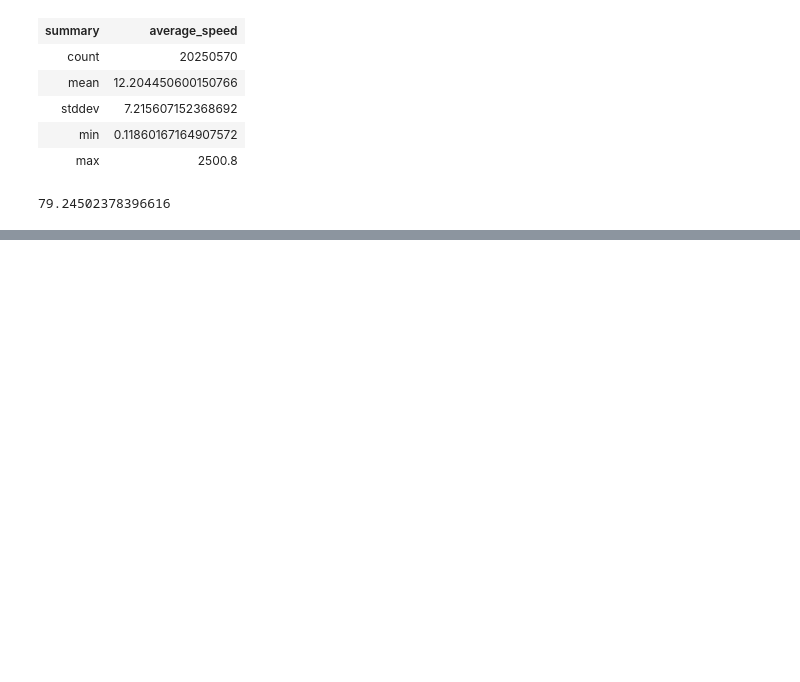
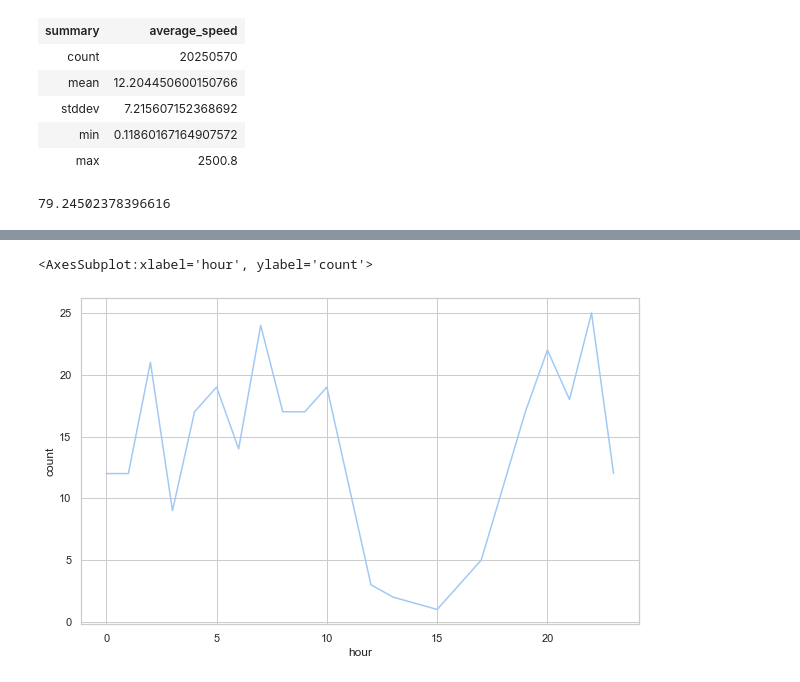
Before and after one commit to MuzhiRo/mast30034-project-1-olivertan1999, a Jupyter notebook: notebooks/Preprocess.ipynb, the cells around one changed output, grey strips where cells are left out. Saved outputs shown, nothing was run; the diff lists cells and outputs as text; code cells hidden in the pictures; blank space fills up the shorter version.

```diff
--- a/notebooks/Preprocess.ipynb
+++ b/notebooks/Preprocess.ipynb
@@ -258,0 +325,5 @@ df1.selectExpr('percentile(average_speed, 0.9999)').collect()[0][0]
+# %%
+sns.lineplot('hour', 'count', data=one_day_wtc_dropoff_demand)
+# %% [output]
+<AxesSubplot:xlabel='hour', ylabel='count'>
+[figure, added]
```
Also changed, not shown: parts of 7 cells of this notebook, 1 other file.
